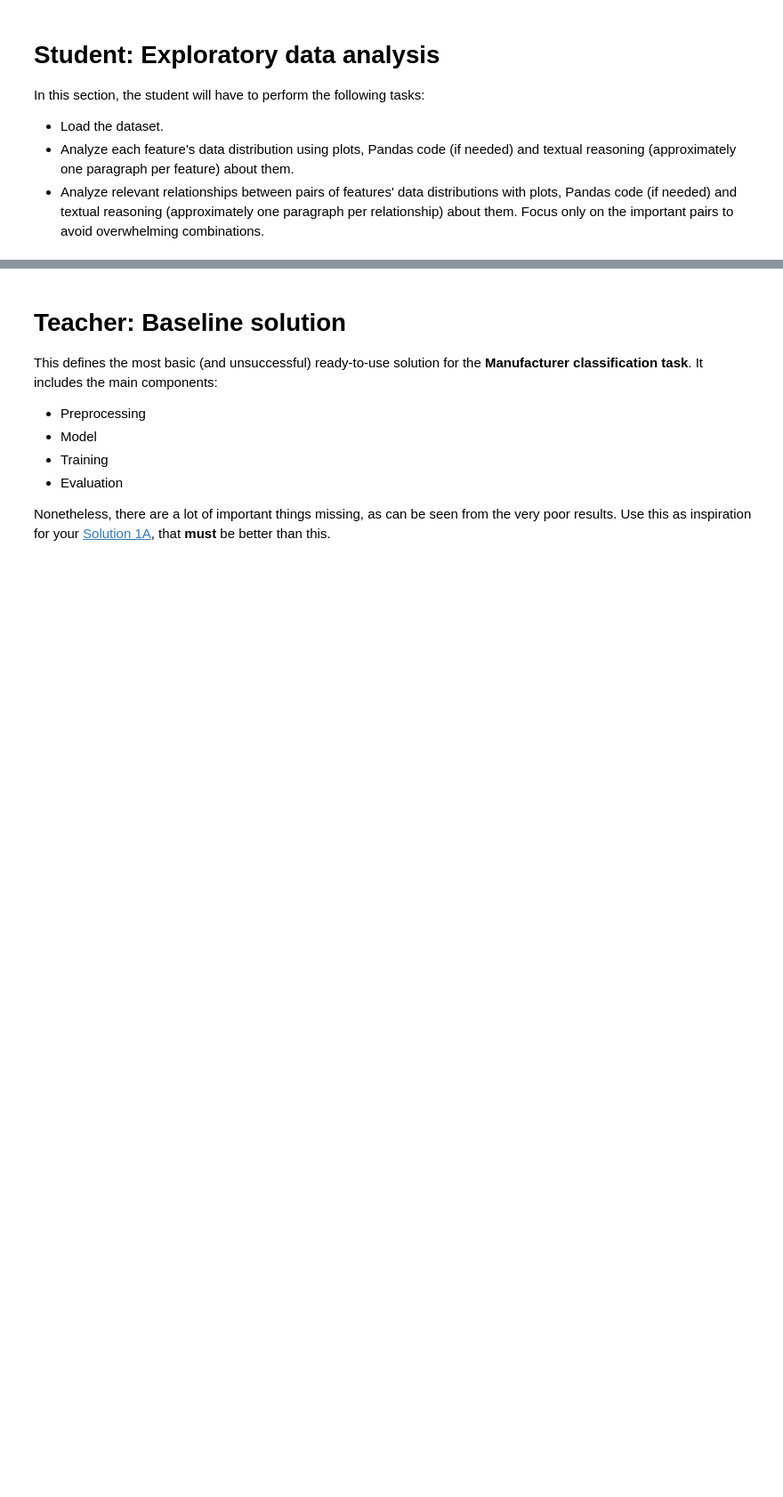
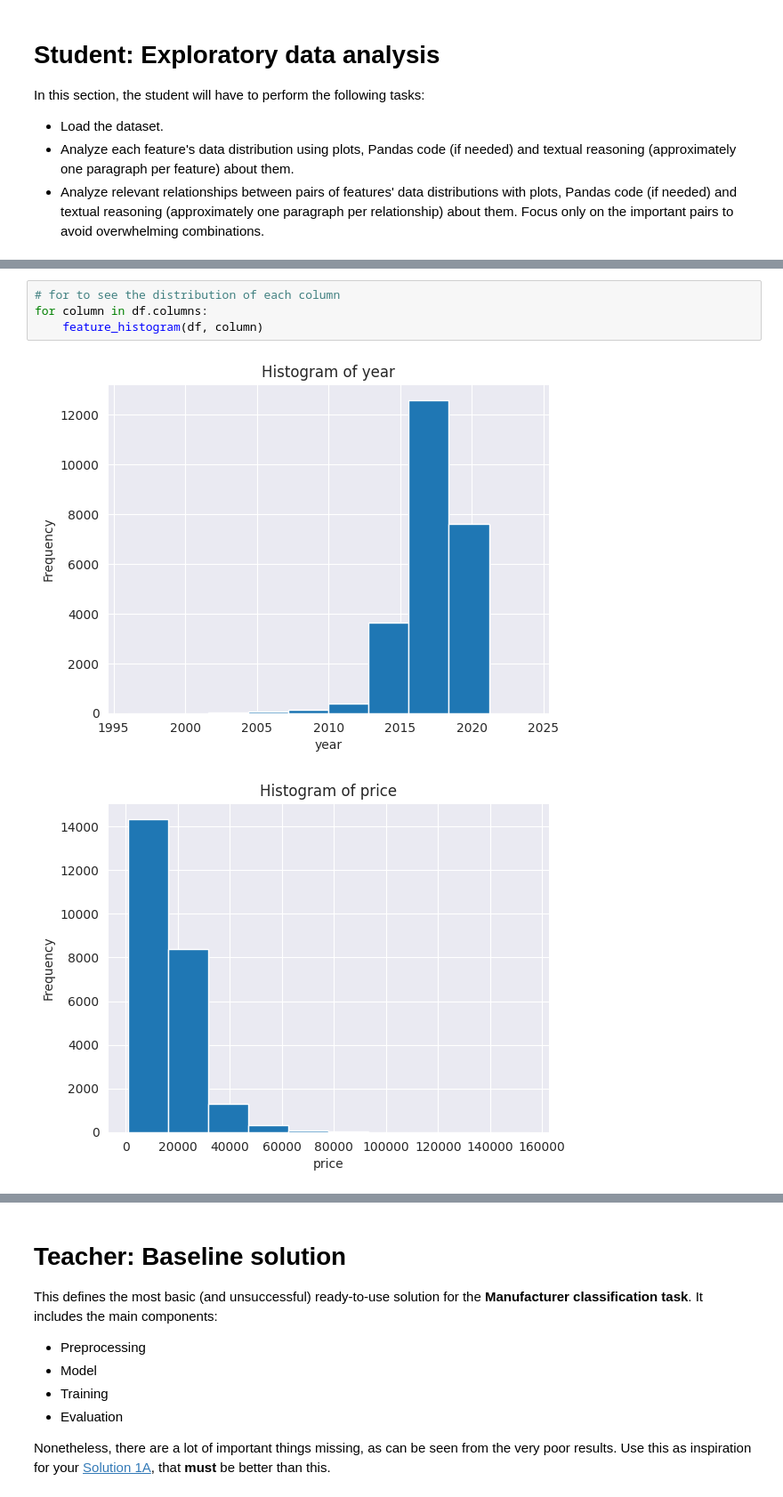
Before and after one commit to Gpascual11/P3_Gerard_Pascual, a Jupyter notebook: P3_NeuralNetworks.ipynb, the cells around one changed output, grey strips where cells are left out. Shown at 89% size. Drawn from its saved outputs; the diff is of its cells as text; blank space fills up the shorter version.

```diff
--- a/P3_NeuralNetworks.ipynb
+++ b/P3_NeuralNetworks.ipynb
@@ -381,0 +389,7 @@ Stats of year: Min=1970 | Max=2024 | Mean=2017.0505158015392 | Std=2.15444963554
+# %%
+# for to see the distribution of each column
+for column in df.columns:
+    feature_histogram(df, column)
+# %% [output]
+[figure, added]
+[figure, added]
```
Also changed, not shown: parts of 30 cells of this notebook.
